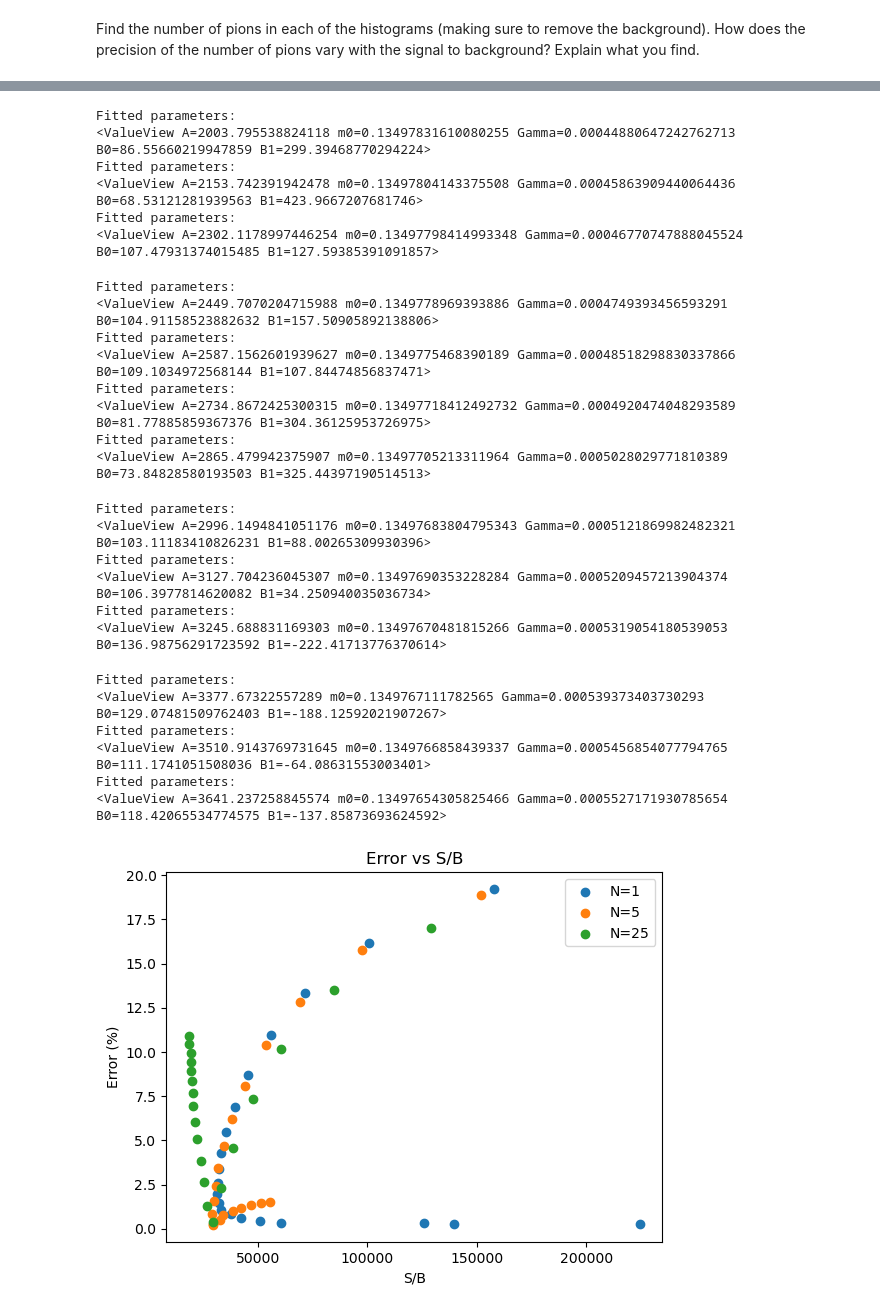
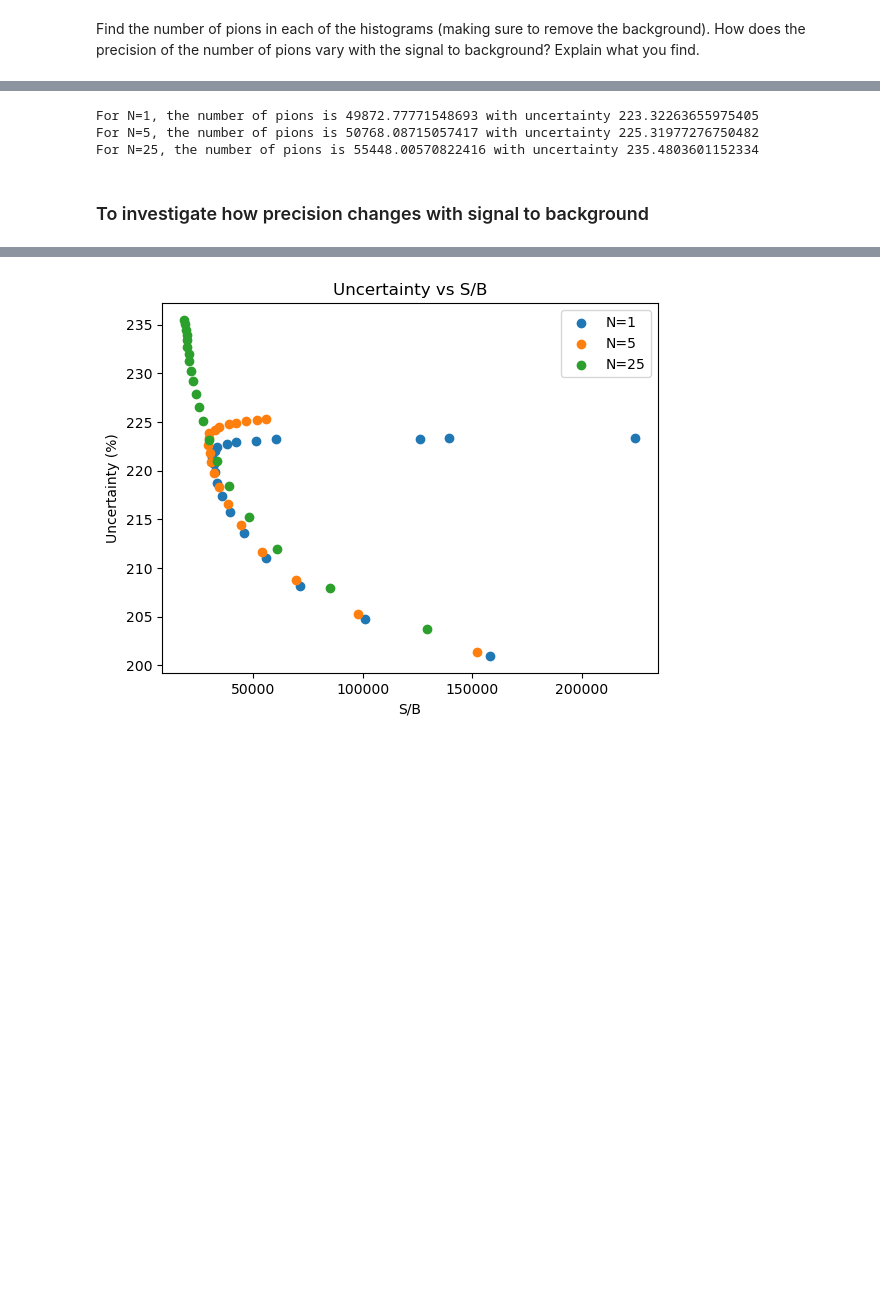
Before and after one commit to JavierZhao/DSC_Homework, a Jupyter notebook: Homework_03_WI25.ipynb, the cells around one changed output, grey strips where cells are left out. Saved outputs shown, nothing was run; the diff lists cells and outputs as text; code cells hidden in the pictures; blank space fills up the shorter version.

```diff
--- a/Homework_03_WI25.ipynb
+++ b/Homework_03_WI25.ipynb
@@ -177,7 +177,7 @@ Successfully installed iminuit-2.30.1
 from iminuit import Minuit
 from scipy.special import erf
 
-def fit_signal_background(mass_list, mass_min, mass_max, n_bins, make_plot=True):
+def fit_signal_background(mass_list, mass_min, mass_max, n_bins, make_plot=True, return_fit=False):
     """
     Fit the invariant mass histogram using a Breit-Wigner signal plus linear background,
     and return the estimated signal and background counts in the signal region.
@@ -209,11 +209,11 @@ def fit_signal_background(mass_list, mass_min, mass_max, n_bins, make_plot=True)
     m = Minuit(chi2, A=1000, m0=0.135, Gamma=0.005, B0=10, B1=0)
     m.migrad()
 
-    # Print the fitted parameter values:
-    print("Fitted parameters:")
-    print(m.hesse())
+    if make_plot:
+        # Print the fitted parameter values:
+        print("Fitted parameters:")
+        print(m.hesse())
 
-    if make_plot:
         # Plot the histogram with error bars and the fitted function:
         plt.figure(figsize=(8,6))
         plt.errorbar(bin_centers, counts, yerr=np.sqrt(np.maximum(counts, 1)), fmt='o', label='Data')
@@ -241,7 +241,7 @@ def fit_signal_background(mass_list, mass_min, mass_max, n_bins, make_plot=True)
     S = N_total - B
 
     # Return the Siganl and Background counts
-    return S, B
+    return m if return_fit else S, B
 # %% [markdown]
 ## Signal Model: Breit-Wigner
 ## Background Model: Linear model
@@ -251,9 +251,16 @@ mass_dict = {'N=1': masses_1,
              'N=5': masses_5,
              'N=25': masses_25
             }
+results_dict = {'N=1': (),
+             'N=5': (),
+             'N=25': ()
+            }
 for key in mass_dict.keys():
     S, B = fit_signal_background(mass_dict[key], 0.12, 0.15, 100)
     print (f'{key}, S=%.2f, B=%.2f, S/B=%.2f, uncertainty=%.4f%%'%(S, B, S/B, 100*np.sqrt(S+B)/S))
+    N_total = S + B
+    sigma = np.sqrt(N_total) # The uncertainty is defined as sqrt(N_signal + N_background)
+    results_dict[key] = (S, sigma)
 # %% [output]
 Fitted parameters:
 ┌─────────────────────────────────────────────────────────────────────────┐
@@ -322,3 +326,14 @@ N=25, S=55448.01
+# %%
+for key in results_dict:
+    S = results_dict[key][0]
+    sigma = results_dict[key][1]
+    print(f"For {key}, the number of pions is {S} with uncertainty {sigma}")
+# %% [output]
+For N=1, the number of pions is 49872.77771548693 with uncertainty 223.32263655975405
+For N=5, the number of pions is 50768.08715057417 with uncertainty 225.31977276750482
+For N=25, the number of pions is 55448.00570822416 with uncertainty 235.4803601152334
+# %% [markdown]
+### To investigate how precision changes with signal to background
 # %%
 # Generate 20 values for the lower edge from 0.132 to 0.12
 low_edges = np.linspace(0.132, 0.12, 20)
@@ -337,7 +352,7 @@ true_S = 50000
 for key in mass_dict.keys():
     for low, high in tqdm(ranges):
         S, B = fit_signal_background(mass_dict[key], low, high, 100, make_plot=False)
-        precision = 100 * abs(S - true_S) / true_S
+        precision = np.sqrt(S+B)
         s_b = S / B
         results_dict[key].append((precision, s_b))
 
@@ -346,9 +361,9 @@ for key in results_dict.keys():
     precisions, s_bs = zip(*results_dict[key])
     plt.scatter(s_bs, precisions, label=key)
 plt.xlabel('S/B')
-plt.ylabel('Error (%)')
-plt.title('Error vs S/B')
+plt.ylabel('Uncertainty (%)')
+plt.title('Uncertainty vs S/B')
 plt.legend()
-plt.savefig('error_vs_sb.png')
+plt.savefig('Uncertainty_vs_sb.png')
 plt.show()
 # %% [output]
@@ -426,30 +370,4 @@ Fitted parameters:
-Fitted parameters:
-<ValueView A=2003.795538824118 m0=0.13497831610080255 Gamma=0.00044880647242762713 B0=86.55660219947859 B1=299.39468770294224>
-Fitted parameters:
-<ValueView A=2153.742391942478 m0=0.13497804143375508 Gamma=0.00045863909440064436 B0=68.53121281939563 B1=423.9667207681746>
-Fitted parameters:
-<ValueView A=2302.1178997446254 m0=0.13497798414993348 Gamma=0.00046770747888045524 B0=107.47931374015485 B1=127.59385391091857>
-Fitted parameters:
-<ValueView A=2449.7070204715988 m0=0.1349778969393886 Gamma=0.0004749393456593291 B0=104.91158523882632 B1=157.50905892138806>
-Fitted parameters:
-<ValueView A=2587.1562601939627 m0=0.1349775468390189 Gamma=0.00048518298830337866 B0=109.1034972568144 B1=107.84474856837471>
-Fitted parameters:
-<ValueView A=2734.8672425300315 m0=0.13497718412492732 Gamma=0.0004920474048293589 B0=81.77885859367376 B1=304.36125953726975>
-Fitted parameters:
-<ValueView A=2865.479942375907 m0=0.13497705213311964 Gamma=0.0005028029771810389 B0=73.84828580193503 B1=325.44397190514513>
-Fitted parameters:
-<ValueView A=2996.1494841051176 m0=0.13497683804795343 Gamma=0.0005121869982482321 B0=103.11183410826231 B1=88.00265309930396>
-Fitted parameters:
-<ValueView A=3127.704236045307 m0=0.13497690353228284 Gamma=0.0005209457213904374 B0=106.3977814620082 B1=34.250940035036734>
-Fitted parameters:
-<ValueView A=3245.688831169303 m0=0.13497670481815266 Gamma=0.0005319054180539053 B0=136.98756291723592 B1=-222.41713776370614>
-Fitted parameters:
-<ValueView A=3377.67322557289 m0=0.1349767111782565 Gamma=0.000539373403730293 B0=129.07481509762403 B1=-188.12592021907267>
-Fitted parameters:
-<ValueView A=3510.9143769731645 m0=0.1349766858439337 Gamma=0.0005456854077794765 B0=111.1741051508036 B1=-64.08631553003401>
-Fitted parameters:
-<ValueView A=3641.237258845574 m0=0.13497654305825466 Gamma=0.0005527171930785654 B0=118.42065534774575 B1=-137.85873693624592>
-[figure, old version]
+[figure, new version]
 # %% [markdown]
 ### Conclusion
 
```
Also changed, not shown: parts of 3 cells of this notebook, 1 other file.
